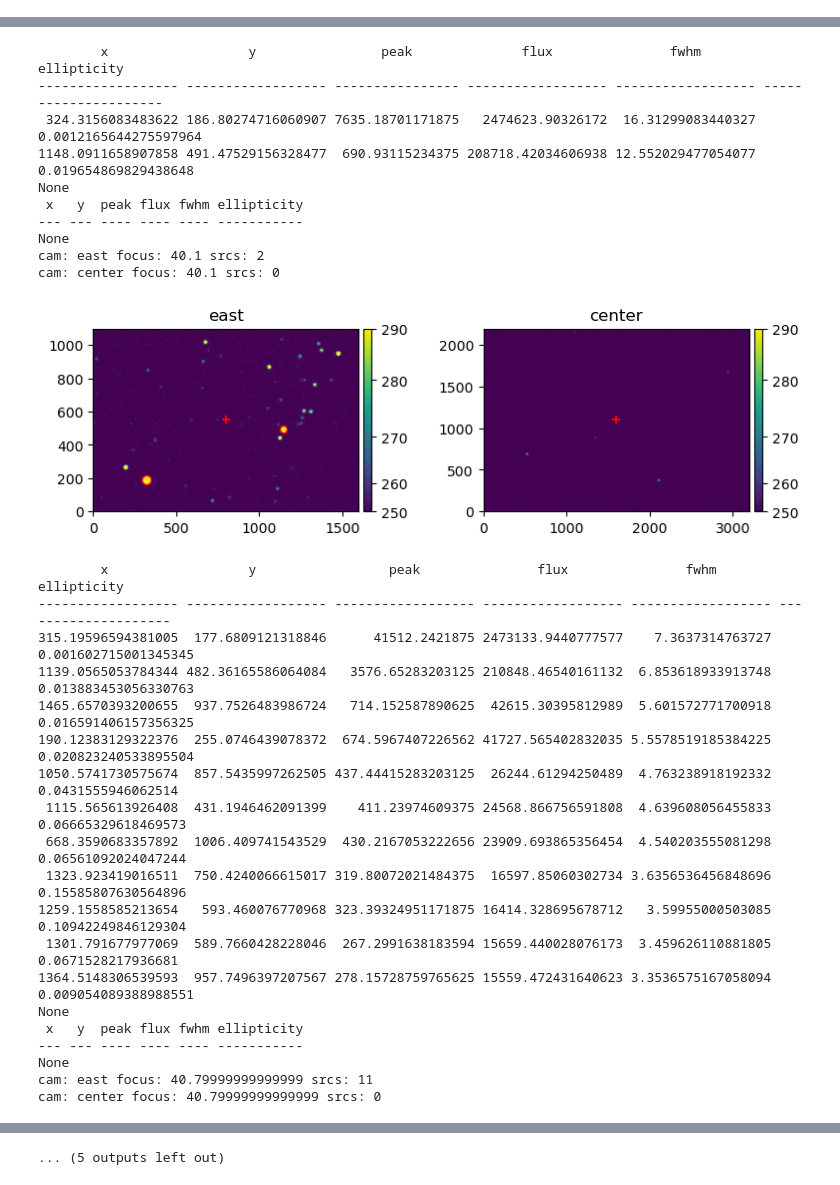
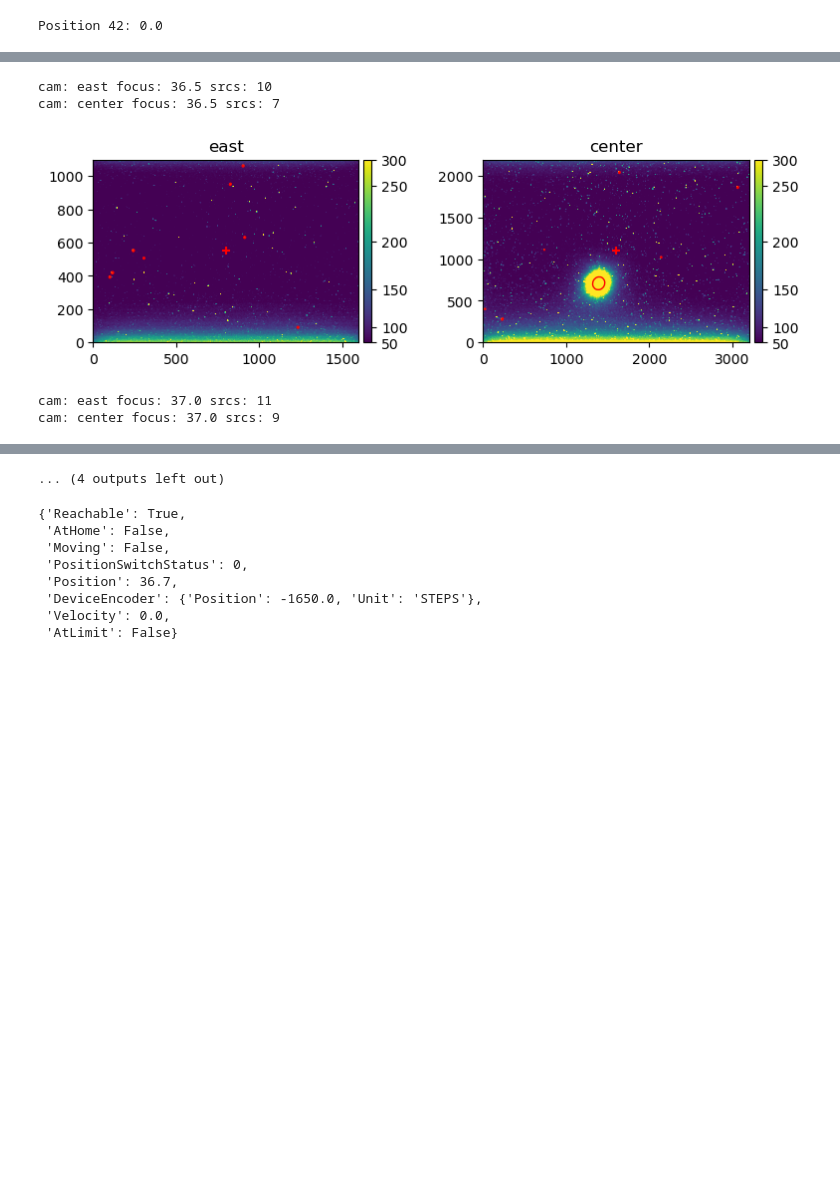
Before and after one commit to sdss/lvmstack, a Jupyter notebook: config/jupyter/4.0_focus.ipynb, the cells around one changed output, grey strips where cells are left out. Cells and saved outputs as stored; diff of their text form; code cells hidden in the pictures; blank space fills up the shorter version.

```diff
--- a/config/jupyter/4.0_focus.ipynb
+++ b/config/jupyter/4.0_focus.ipynb
@@ -23,3 +22,7 @@ Position 42: 42.0
+# %%
+print(f"Position 42: {(await focus.position(0)).unpack('Position')}")
+# %% [output]
+Position 42: 0.0
 # %%
 import numpy as np
 from astropy.io import fits
@@ -138,7 +141,7 @@ def callback(data):
             print(f"cam: {img.header['CAMNAME']} focus: {img.header['FOCUSDT']} srcs: {len(img.catalog)}")
         plot_images(data)
     elif isinstance(data[0], tuple):
-        fig, ax = plt.subplots(1, ncols=(len(data)), figsize=(8, 5/len(data)))
+        fig, ax = plt.subplots(1, ncols=(len(data)), figsize=(10, 5/len(data)))
 
         for idx, d in enumerate(data):
             camera = d[0]
@@ -152,7 +155,7 @@ def callback(data):
             ax_idx.errorbar(focus, r, yerr=rerr)
 
 
-focvals = await focus.fine(exposure_time=5.0, guess=41.5, count=3, step=0.7, callback=callback)
+focvals = await focus.fine(exposure_time=5.0, guess=36, count=3, step=0.5, callback=callback)
 print(focvals)
 print(np.nanmean(focvals, axis=0))
 # %% [output]
@@ -199,30 +174,5 @@ cam: center focus: 39.4 srcs: 1
-        x                  y                peak              flux               fwhm             ellipticity
------------------- ------------------ ---------------- ------------------ ------------------ ---------------------
- 324.3156083483622 186.80274716060907 7635.18701171875   2474623.90326172  16.31299083440327 0.0012165644275597964
-1148.0911658907858 491.47529156328477  690.93115234375 208718.42034606938 12.552029477054077  0.019654869829438648
-None
- x   y  peak flux fwhm ellipticity
---- --- ---- ---- ---- -----------
-None
-cam: east focus: 40.1 srcs: 2
-cam: center focus: 40.1 srcs: 0
+cam: east focus: 36.5 srcs: 10
+cam: center focus: 36.5 srcs: 7
-[figure, old version]
+[figure, new version]
-        x                  y                 peak               flux               fwhm            ellipticity
------------------- ------------------ ------------------ ------------------ ------------------ --------------------
-315.19596594381005  177.6809121318846      41512.2421875 2473133.9440777577    7.3637314763727 0.001602715001345345
-1139.0565053784344 482.36165586064084   3576.65283203125 210848.46540161132  6.853618933913748 0.013883453056330763
-1465.6570393200655  937.7526483986724   714.152587890625  42615.30395812989  5.601572771700918 0.016591406157356325
-190.12383129322376  255.0746439078372  674.5967407226562 41727.565402832035 5.5578519185384225 0.020823240533895504
-1050.5741730575674  857.5435997262505 437.44415283203125  26244.61294250489  4.763238918192332   0.0431555946062514
- 1115.565613926408  431.1946462091399    411.23974609375 24568.866756591808  4.639608056455833  0.06665329618469573
- 668.3590683357892  1006.409741543529  430.2167053222656 23909.693865356454  4.540203555081298  0.06561092024047244
- 1323.923419016511  750.4240066615017 319.80072021484375  16597.85060302734 3.6356536456848696  0.15585807630564896
-1259.1558585213654   593.460076770968 323.39324951171875 16414.328695678712   3.59955000503085  0.10942249846129304
- 1301.791677977069  589.7660428228046  267.2991638183594 15659.440028076173  3.459626110881805   0.0671528217936681
-1364.5148306539593  957.7496397207567 278.15728759765625 15559.472431640623 3.3536575167058094 0.009054089388988551
-None
- x   y  peak flux fwhm ellipticity
---- --- ---- ---- ---- -----------
-None
-cam: east focus: 40.79999999999999 srcs: 11
-cam: center focus: 40.79999999999999 srcs: 0
+cam: east focus: 37.0 srcs: 11
+cam: center focus: 37.0 srcs: 9
@@ -230 +180,13 @@ cam: center focus: 40.79999999999999 srcs: 0
-... (5 outputs left out)
+... (4 outputs left out)
+# %%
+await focus.position(36.7)
+await lvm.sci.foc.status()
+# %% [output]
+{'Reachable': True,
+ 'AtHome': False,
+ 'Moving': False,
+ 'PositionSwitchStatus': 0,
+ 'Position': 36.7,
+ 'DeviceEncoder': {'Position': -1650.0, 'Unit': 'STEPS'},
+ 'Velocity': 0.0,
+ 'AtLimit': False}
```
Also changed, not shown: parts of 3 cells of this notebook, 11 other files.
